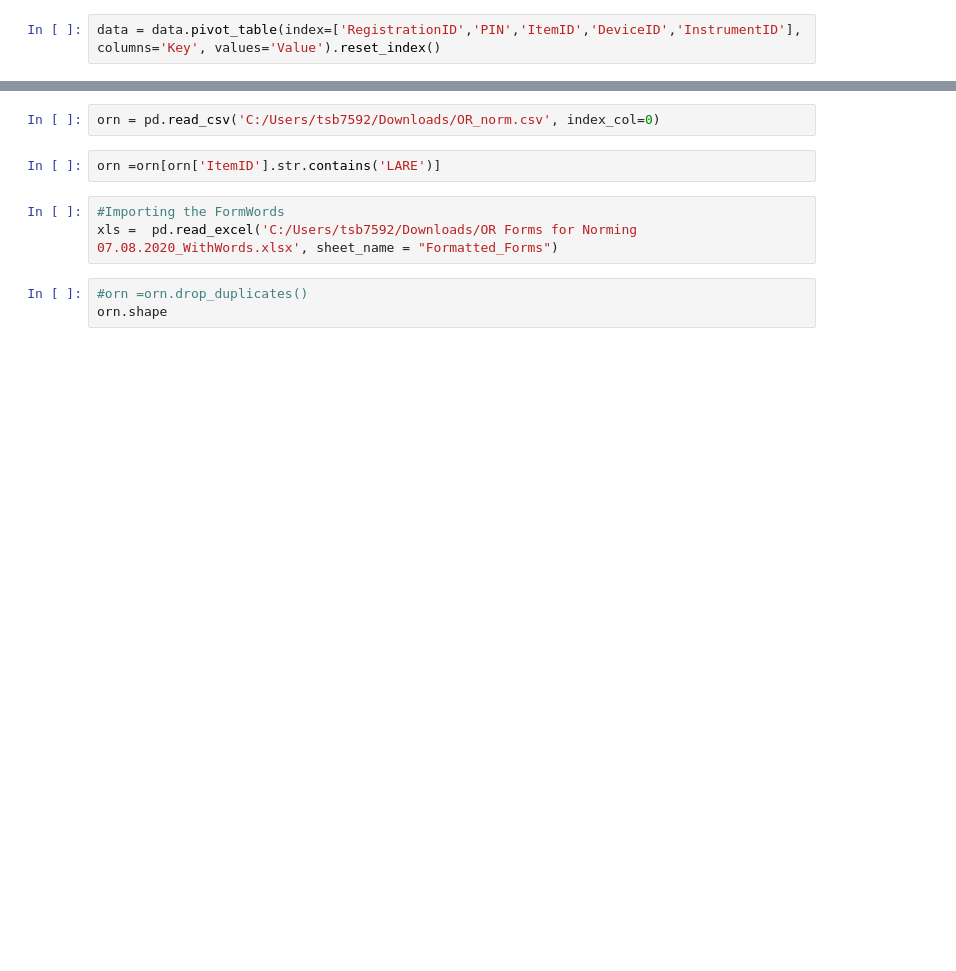
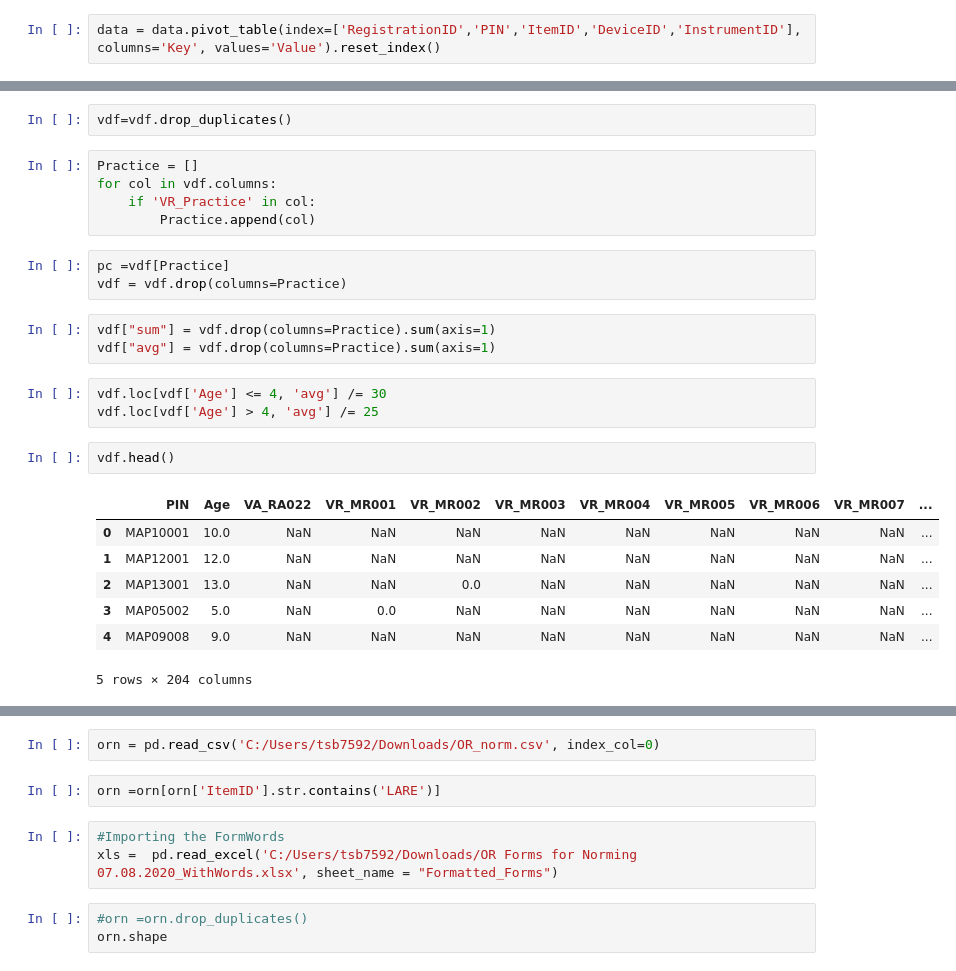
Before and after one commit to tianchu-shu/NWMSS, a Jupyter notebook: NIHTB_Norming/OR_norm.ipynb, the cells around one changed output, grey strips where cells are left out. Saved outputs shown, nothing was run; the diff lists cells and outputs as text; blank space fills up the shorter version.

```diff
--- a/NIHTB_Norming/OR_norm.ipynb
+++ b/NIHTB_Norming/OR_norm.ipynb
@@ -45,0 +68,26 @@ df =pd.merge(data, reg, on=['PIN'])
+# %%
+vdf=vdf.drop_duplicates()
+# %%
+Practice = []
+for col in vdf.columns:
+    if 'VR_Practice' in col:
+        Practice.append(col)
+# %%
+pc =vdf[Practice]
+vdf = vdf.drop(columns=Practice)
+# %%
+vdf["sum"] = vdf.drop(columns=Practice).sum(axis=1)
+vdf["avg"] = vdf.drop(columns=Practice).sum(axis=1)
+# %%
+vdf.loc[vdf['Age'] <= 4, 'avg'] /= 30
+vdf.loc[vdf['Age'] > 4, 'avg'] /= 25
+# %%
+vdf.head()
+# %% [output]
+|  | PIN | Age | VA_RA022 | VR_MR001 | VR_MR002 | VR_MR003 | VR_MR004 | VR_MR005 | VR_MR006 | VR_MR007 | ... |
+| 0 | MAP10001 | 10.0 | NaN | NaN | NaN | NaN | NaN | NaN | NaN | NaN | ... |
+| 1 | MAP12001 | 12.0 | NaN | NaN | NaN | NaN | NaN | NaN | NaN | NaN | ... |
+| 2 | MAP13001 | 13.0 | NaN | NaN | 0.0 | NaN | NaN | NaN | NaN | NaN | ... |
+| 3 | MAP05002 | 5.0 | NaN | 0.0 | NaN | NaN | NaN | NaN | NaN | NaN | ... |
+| 4 | MAP09008 | 9.0 | NaN | NaN | NaN | NaN | NaN | NaN | NaN | NaN | ... |
+5 rows × 204 columns
```
Also changed, not shown: parts of 12 cells of this notebook.
